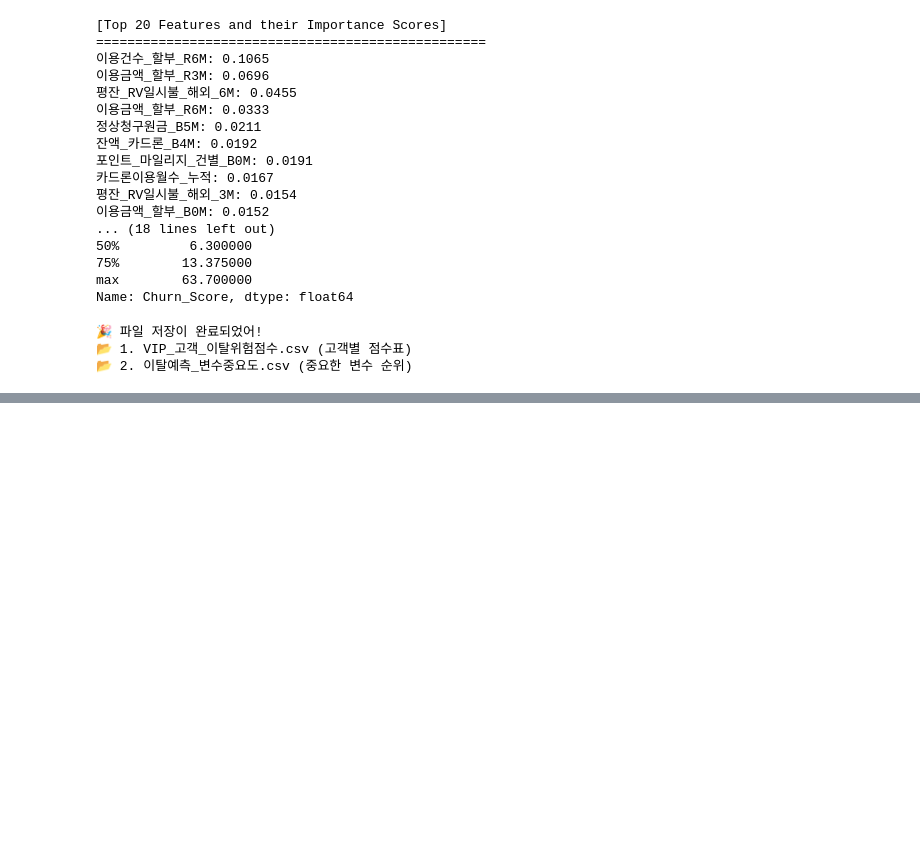
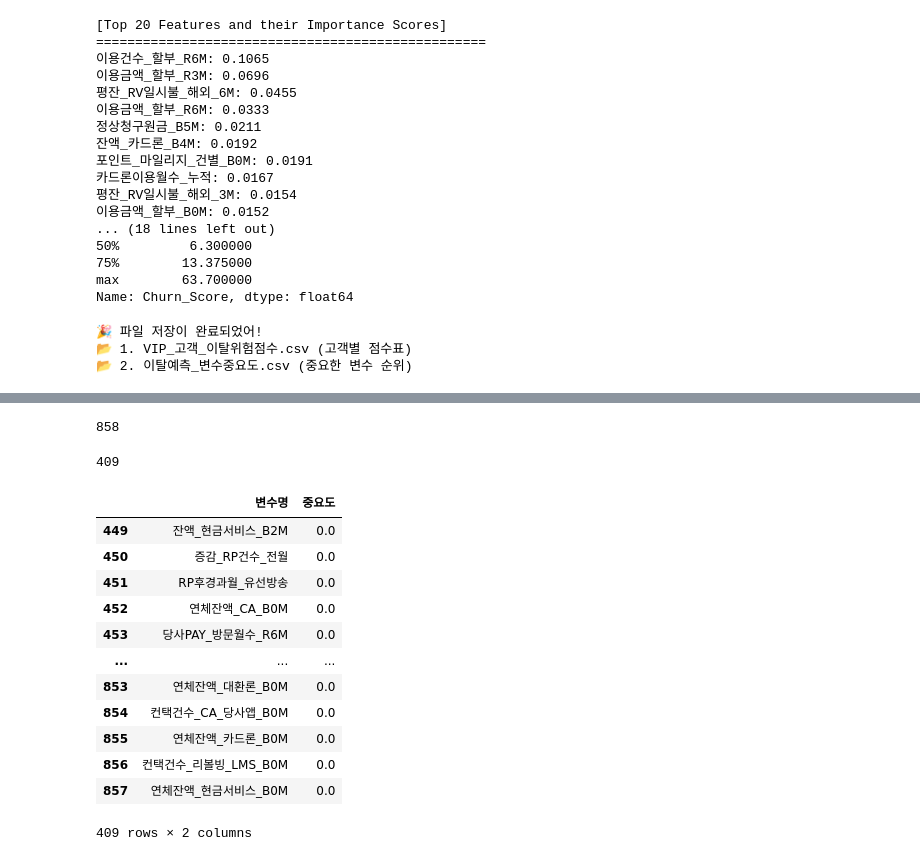
Before and after one commit to Vegetuna/OpenMarket, a Jupyter notebook: koo_s/VIP.shap.ipynb, the cells around one changed output, grey strips where cells are left out. Drawn from its saved outputs; the diff is of its cells as text; code cells hidden in the pictures; blank space fills up the shorter version.

```diff
--- a/koo_s/VIP.shap.ipynb
+++ b/koo_s/VIP.shap.ipynb
@@ -203,3 +203,5 @@ print("📂 2. 이탈예측_변수중요도.csv (중요한 변수 순위)")
 🎉 파일 저장이 완료되었어!
 📂 1. VIP_고객_이탈위험점수.csv (고객별 점수표)
 📂 2. 이탈예측_변수중요도.csv (중요한 변수 순위)
+# %%
+df = pd.read_csv("이탈예측_변수중요도.csv")
@@ -205,0 +217,24 @@ print("📂 2. 이탈예측_변수중요도.csv (중요한 변수 순위)")
+# %%
+len(df)
+# %% [output]
+858
+# %%
+sum(df['중요도'] == 0)
+# %% [output]
+409
+# %%
+df[df['중요도'] == 0]
+# %% [output]
+|  | 변수명 | 중요도 |
+| 449 | 잔액_현금서비스_B2M | 0.0 |
+| 450 | 증감_RP건수_전월 | 0.0 |
+| 451 | RP후경과월_유선방송 | 0.0 |
+| 452 | 연체잔액_CA_B0M | 0.0 |
+| 453 | 당사PAY_방문월수_R6M | 0.0 |
+| ... | ... | ... |
+| 853 | 연체잔액_대환론_B0M | 0.0 |
+| 854 | 컨택건수_CA_당사앱_B0M | 0.0 |
+| 855 | 연체잔액_카드론_B0M | 0.0 |
+| 856 | 컨택건수_리볼빙_LMS_B0M | 0.0 |
+| 857 | 연체잔액_현금서비스_B0M | 0.0 |
+409 rows × 2 columns
```
Also changed, not shown: parts of 11 cells of this notebook, 2 other files.
